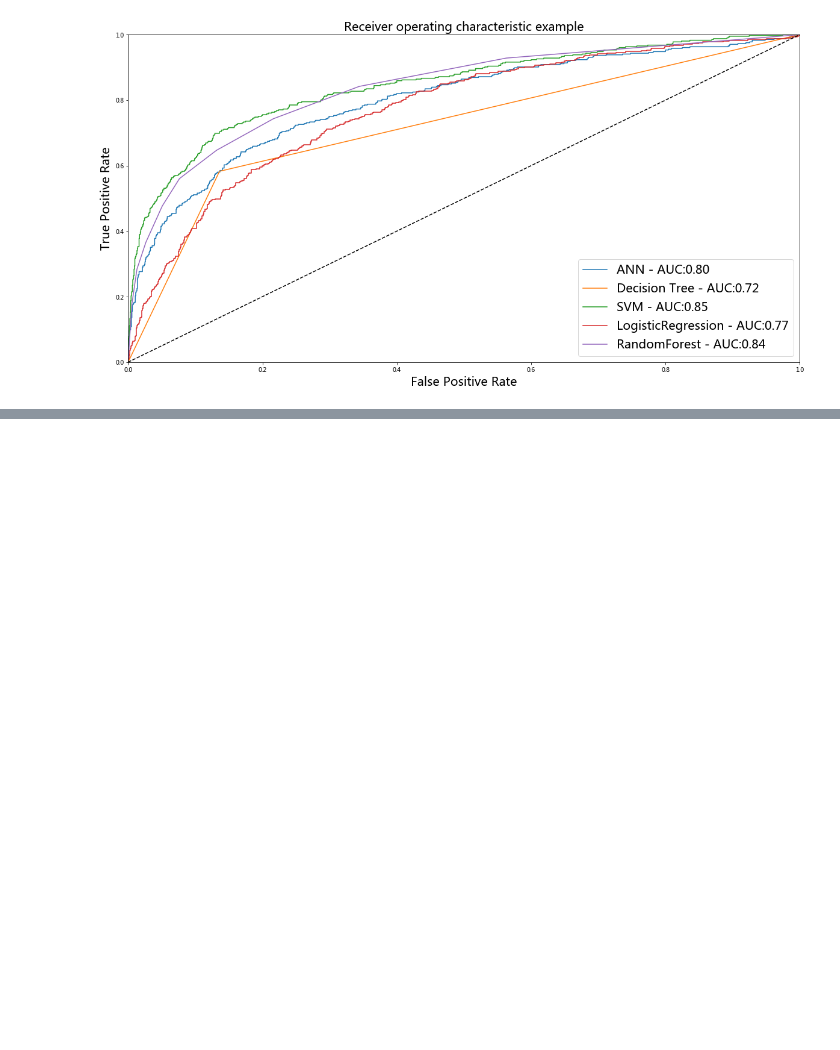
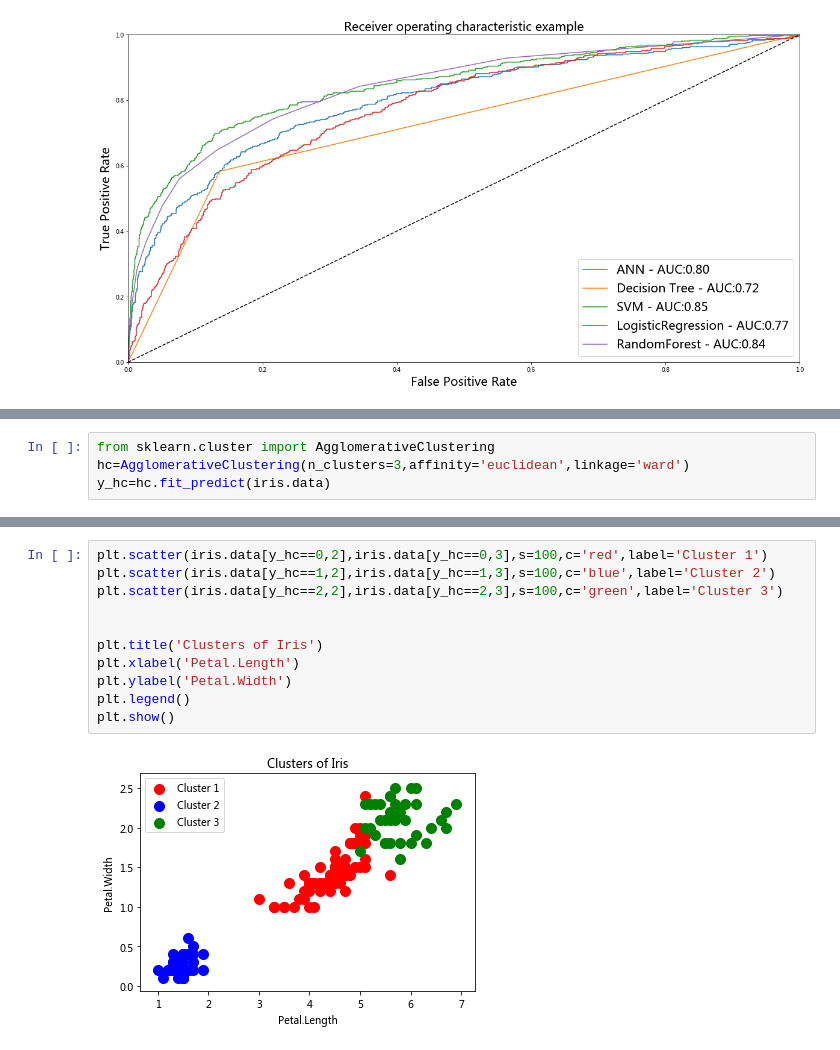
Before and after one commit to ywchiu/tibamepy, a Jupyter notebook: Demo20180317.ipynb, the cells around one changed output, grey strips where cells are left out. Drawn from its saved outputs; the diff is of its cells as text; blank space fills up the shorter version.

```diff
--- a/Demo20180317.ipynb
+++ b/Demo20180317.ipynb
@@ -654,0 +673,4 @@ plt.show()
+# %%
+from sklearn.cluster import AgglomerativeClustering
+hc=AgglomerativeClustering(n_clusters=3,affinity='euclidean',linkage='ward')
+y_hc=hc.fit_predict(iris.data)
@@ -654,0 +687,13 @@ plt.show()
+# %%
+plt.scatter(iris.data[y_hc==0,2],iris.data[y_hc==0,3],s=100,c='red',label='Cluster 1')
+plt.scatter(iris.data[y_hc==1,2],iris.data[y_hc==1,3],s=100,c='blue',label='Cluster 2')
+plt.scatter(iris.data[y_hc==2,2],iris.data[y_hc==2,3],s=100,c='green',label='Cluster 3')
+
+
+plt.title('Clusters of Iris')
+plt.xlabel('Petal.Length')
+plt.ylabel('Petal.Width')
+plt.legend()
+plt.show()
+# %% [output]
+[figure, added]
```
Also changed, not shown: parts of 16 cells of this notebook.
